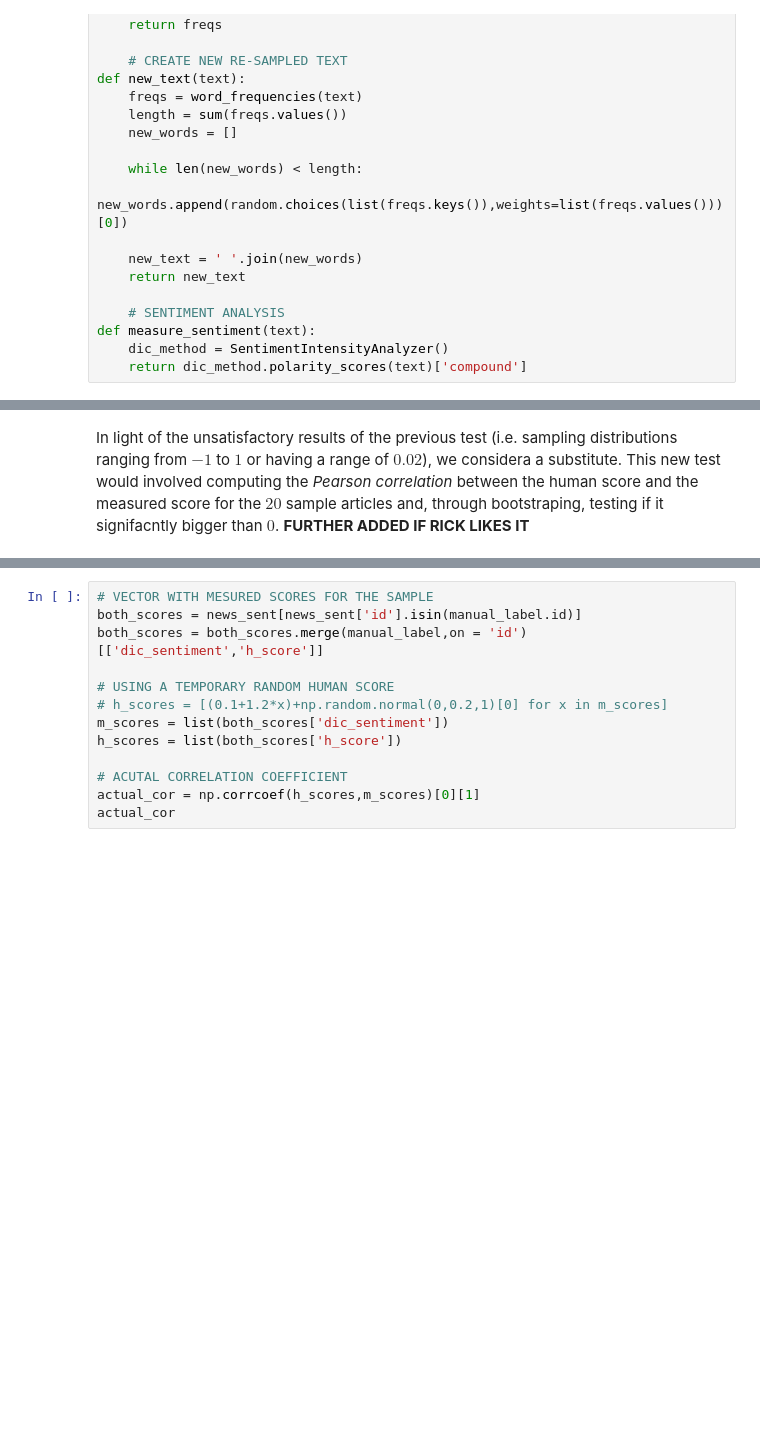
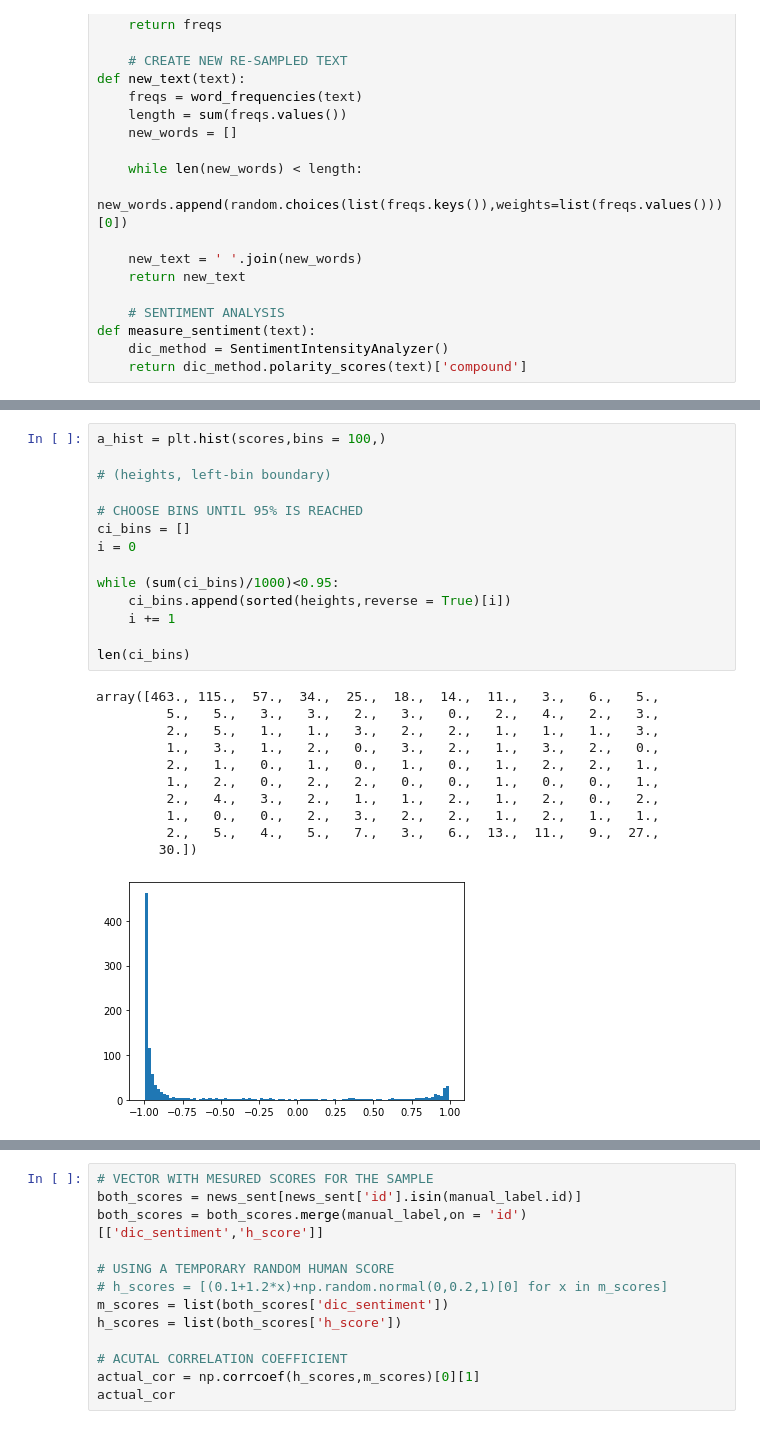
Before and after one commit to DerkNiessink/Project_SDA, a Jupyter notebook: src/Sentiment Analysis Validation.ipynb, the cells around one changed output, grey strips where cells are left out. Cells and saved outputs as stored; diff of their text form; blank space fills up the shorter version.

```diff
--- a/src/Sentiment Analysis Validation.ipynb
+++ b/src/Sentiment Analysis Validation.ipynb
@@ -135,2 +132,26 @@ plt.show()
-# %% [markdown]
-In light of the unsatisfactory results of the previous test (i.e. sampling distributions ranging from $-1$ to $1$ or having a range of $0.02$), we considera a substitute. This new test would involved computing the *Pearson correlation* between the human score and the measured score for the $20$ sample articles and, through bootstraping, testing if it signifacntly bigger than $0$. **FURTHER ADDED IF RICK LIKES IT**
+# %%
+a_hist = plt.hist(scores,bins = 100,)
+
+# (heights, left-bin boundary)
+
+# CHOOSE BINS UNTIL 95% IS REACHED
+ci_bins = []
+i = 0
+
+while (sum(ci_bins)/1000)<0.95:
+    ci_bins.append(sorted(heights,reverse = True)[i])
+    i += 1
+
+len(ci_bins)
+# %% [output]
+array([463., 115.,  57.,  34.,  25.,  18.,  14.,  11.,   3.,   6.,   5.,
+         5.,   5.,   3.,   3.,   2.,   3.,   0.,   2.,   4.,   2.,   3.,
+         2.,   5.,   1.,   1.,   3.,   2.,   2.,   1.,   1.,   1.,   3.,
+         1.,   3.,   1.,   2.,   0.,   3.,   2.,   1.,   3.,   2.,   0.,
+         2.,   1.,   0.,   1.,   0.,   1.,   0.,   1.,   2.,   2.,   1.,
+         1.,   2.,   0.,   2.,   2.,   0.,   0.,   1.,   0.,   0.,   1.,
+         2.,   4.,   3.,   2.,   1.,   1.,   2.,   1.,   2.,   0.,   2.,
+         1.,   0.,   0.,   2.,   3.,   2.,   2.,   1.,   2.,   1.,   1.,
+         2.,   5.,   4.,   5.,   7.,   3.,   6.,  13.,  11.,   9.,  27.,
+        30.])
+[figure, added]
```
Also changed, not shown: parts of 15 cells of this notebook, 2 other files.
